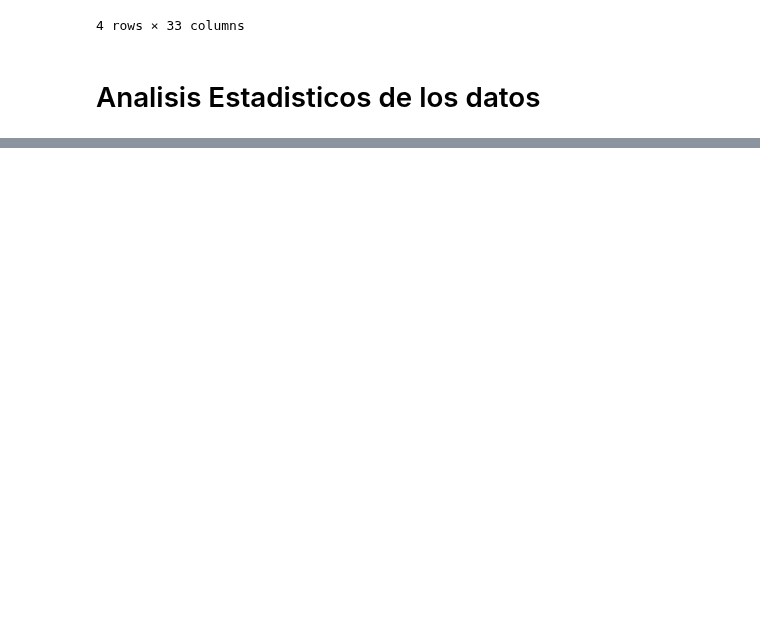
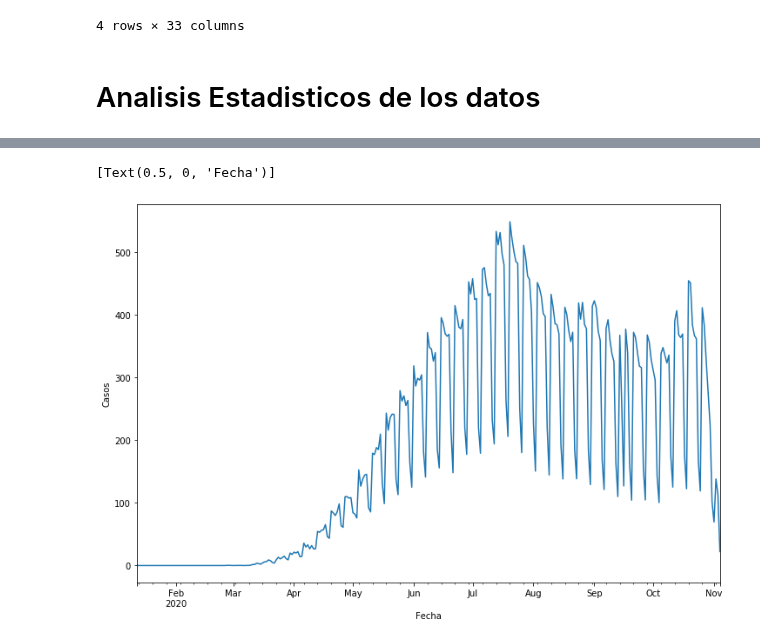
Before and after one commit to artthuro6/Covid-19, a Jupyter notebook: notebooks/General.ipynb, the cells around one changed output, grey strips where cells are left out. Drawn from its saved outputs; the diff is of its cells as text; code cells hidden in the pictures; blank space fills up the shorter version.

```diff
--- a/notebooks/General.ipynb
+++ b/notebooks/General.ipynb
@@ -180,0 +227,8 @@ dtype: float64
+# %%
+# Proomedio de los casos en Mexico
+ax = dtf['mean'].plot( figsize=(12, 8))
+ax.set(ylabel='Casos')
+ax.set(xlabel='Fecha')
+# %% [output]
+[Text(0.5, 0, 'Fecha')]
+[figure, added]
```
Also changed, not shown: parts of 10 cells of this notebook.
